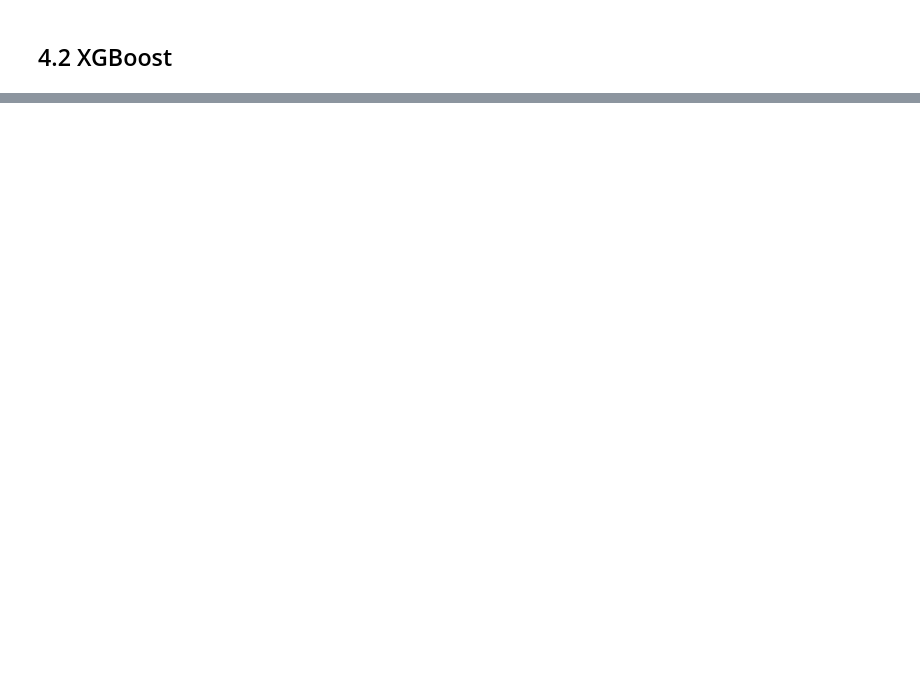
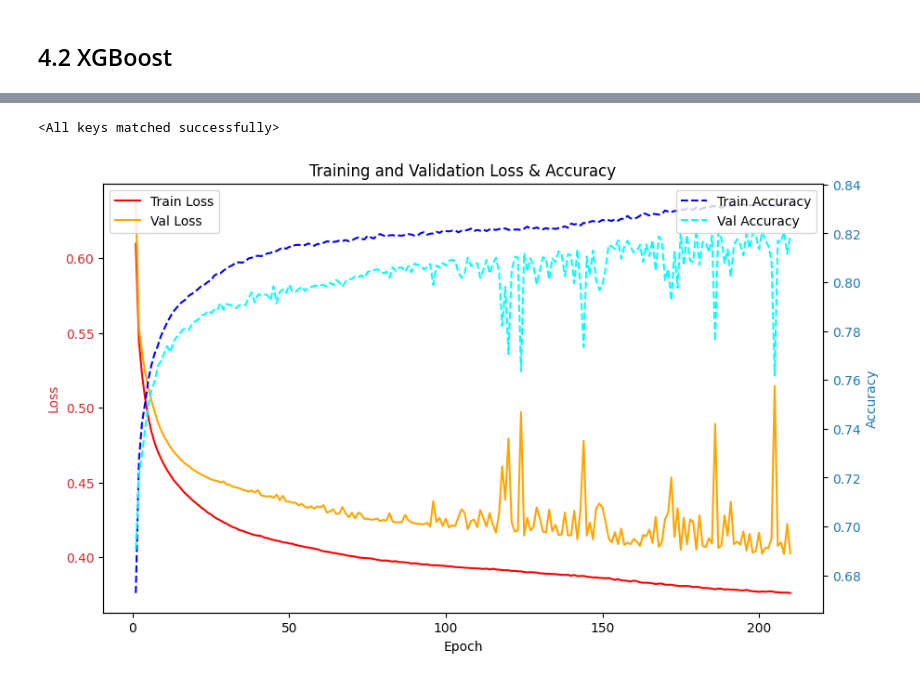
Before and after one commit to SujanNeupane42/data606_capstone_teamC, a Jupyter notebook: notebooks/classification_with_pretrained_embeddings.ipynb, the cells around one changed output, grey strips where cells are left out. Cells and saved outputs as stored; diff of their text form; code cells hidden in the pictures; blank space fills up the shorter version.

```diff
--- a/notebooks/classification_with_pretrained_embeddings.ipynb
+++ b/notebooks/classification_with_pretrained_embeddings.ipynb
@@ -377,0 +474,6 @@ weighted avg       0.89      0.89      0.89     14425
+# %%
+device = torch.device("cuda" if torch.cuda.is_available() else "cpu")
+print(device)
+input_dim = len(X_train_embeddings[0])
+num_classes = 2
+cnn = VanillaCNN_1d(input_dim, num_classes).to(device)
@@ -377,0 +494,5 @@ weighted avg       0.89      0.89      0.89     14425
+# %%
+criterion = nn.CrossEntropyLoss()
+optimizer = optim.Adam(cnn.parameters(), lr=0.001, weight_decay=0.001) # medium big learning rate and some additional regulariztaion
+num_epochs = 1000
+early_stopping_patience = 30
@@ -377,0 +567,10 @@ weighted avg       0.89      0.89      0.89     14425
+# %%
+%%time
+
+best_model_wts, CNN_1d_Best, train_losses, train_accuracies, val_losses, val_accuracies = train_model(cnn,
+                                                                                                      train_loader,
+                                                                                                      val_loader,
+                                                                                                      criterion,
+                                                                                                      optimizer,
+                                                                                                      num_epochs,
+                                                                                                      early_stopping_patience)
@@ -377,0 +597,28 @@ weighted avg       0.89      0.89      0.89     14425
+# %%
+CNN_1d_Best.load_state_dict(torch.load('1d_CNN_Best.pth'))
+# %% [output]
+<All keys matched successfully>
+# %%
+epochs = list(range(1, len(train_losses) + 1))
+
+fig, ax1 = plt.subplots(figsize=(10, 6))
+color_loss = 'tab:red'
+ax1.set_xlabel('Epoch')
+ax1.set_ylabel('Loss', color=color_loss)
+ax1.plot(epochs, train_losses, label='Train Loss', color='red', linestyle='-')
+ax1.plot(epochs, val_losses, label='Val Loss', color='orange', linestyle='-')
+ax1.tick_params(axis='y', labelcolor=color_loss)
+ax1.legend(loc='upper left')
+
+ax2 = ax1.twinx()
+color_acc = 'tab:blue'
+ax2.set_ylabel('Accuracy', color=color_acc)
+ax2.plot(epochs, train_accuracies, label='Train Accuracy', color='blue', linestyle='--')
+ax2.plot(epochs, val_accuracies, label='Val Accuracy', color='cyan', linestyle='--')
+ax2.tick_params(axis='y', labelcolor=color_acc)
+ax2.legend(loc='upper right')
+
+plt.title('Training and Validation Loss & Accuracy')
+plt.show()
+# %% [output]
+[figure, added]
```
Also changed, not shown: parts of 88 cells of this notebook.
